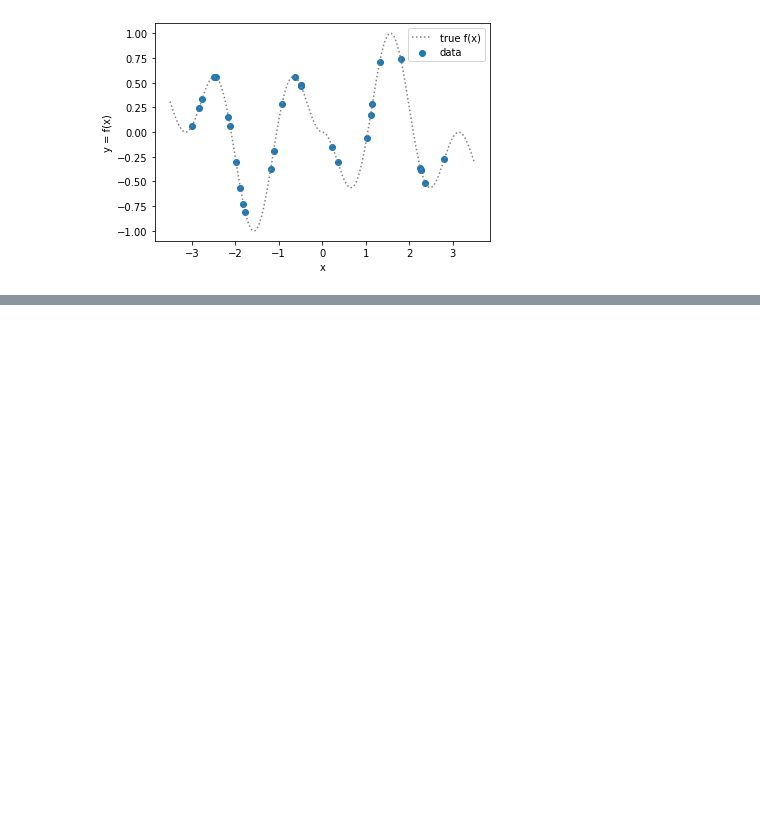
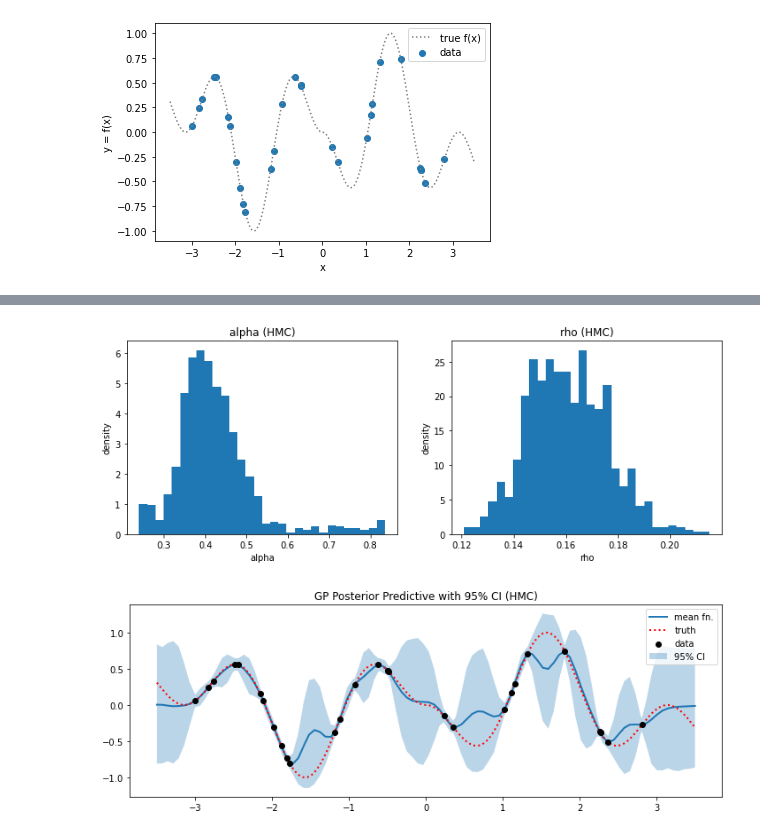
Before and after one commit to luiarthur/TuringBnpBenchmarks, a Jupyter notebook: src/gp/notebooks/gp_pyro.ipynb, the cells around one changed output, grey strips where cells are left out. Drawn from its saved outputs; the diff is of its cells as text; code cells hidden in the pictures; blank space fills up the shorter version.

```diff
--- a/src/gp/notebooks/gp_pyro.ipynb
+++ b/src/gp/notebooks/gp_pyro.ipynb
@@ -95,12 +67,22 @@ gpr.kernel.variance = pyro.nn.PyroSample(dist.LogNormal(0.0, 1.0))
 # %%
-### NUTS ###
+%%time
+
+### HMC ###
 pyro.clear_param_store()
 
 # Set random seed for reproducibility.
 pyro.set_rng_seed(1)
 
+# Make GP model for HMC
+hmc_gpr = make_gp_model(X, y)
+
 # Set up HMC sampler.
-kernel = HMC(gpr.model, step_size=0.01, trajectory_length=1, target_accept_prob=0.8,
+kernel = HMC(hmc_gpr.model, step_size=0.01, trajectory_length=1, target_accept_prob=0.8,
              adapt_step_size=False, adapt_mass_matrix=False)
 hmc = MCMC(kernel, num_samples=1000, warmup_steps=1000)
 hmc.run()
+
+# Get posterior samples
+hmc_posterior_samples = hmc.get_samples()
+hmc_posterior_samples = dict(rho=hmc_posterior_samples['kernel.lengthscale'].numpy(),
+                             alpha=hmc_posterior_samples['kernel.variance'].sqrt().numpy())
@@ -157,0 +123,8 @@ plt.fill_between(X_new.numpy()[:, 0],
+# %%
+# Plot posterior for HMC
+gp_plot_util.make_plots(hmc_posterior_samples, suffix="HMC",
+                        x=np.array(simdata['x']), y=np.array(simdata['f']),
+                        x_true=simdata['x_true'], f_true=simdata['f_true'])
+# %% [output]
+[figure, added]
+[figure, added]
```
Also changed, not shown: parts of 12 cells of this notebook, 4 other files.
